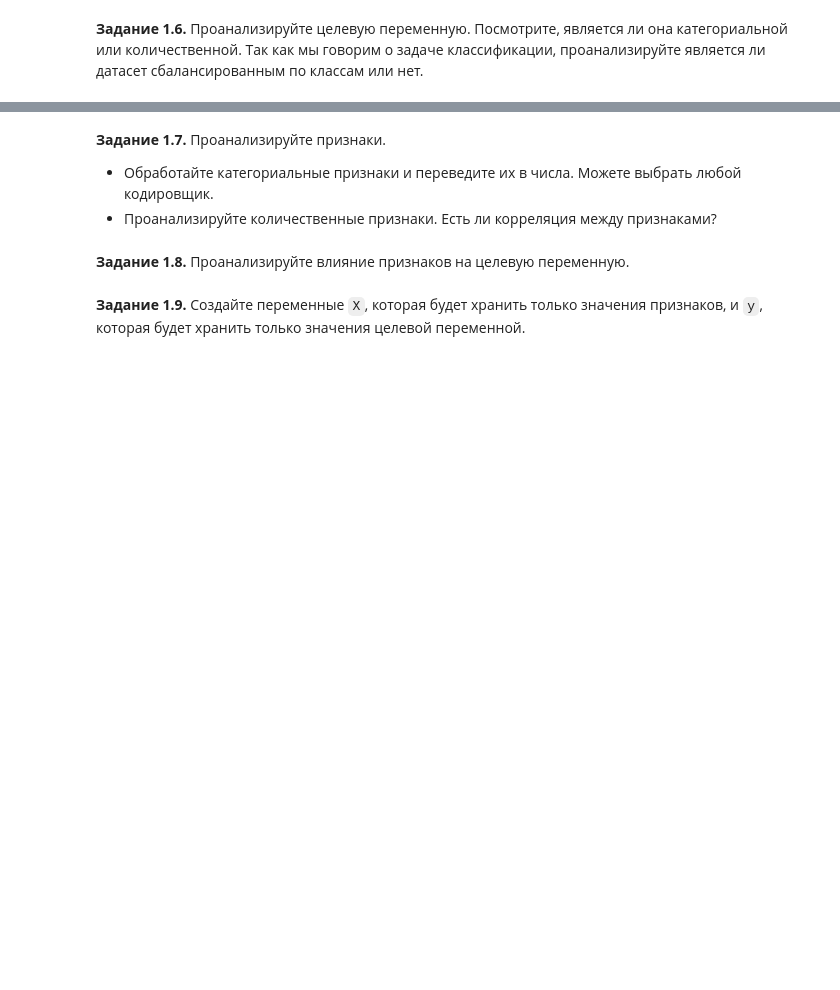
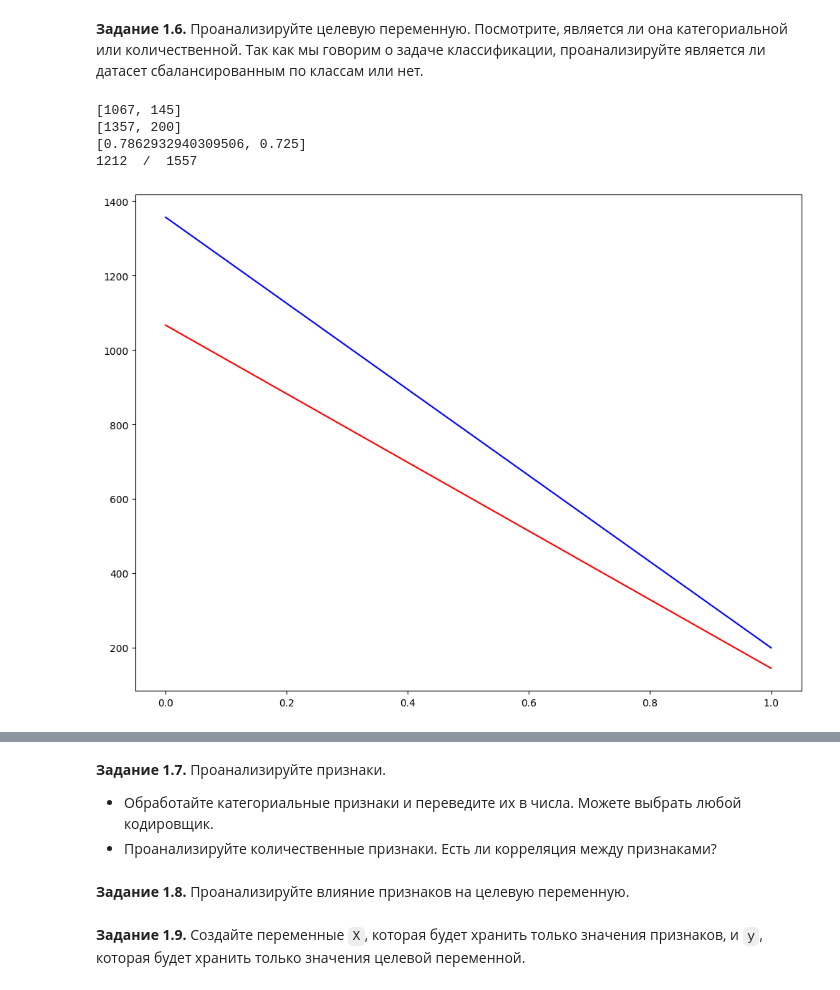
Before and after one commit to Prototype721/MFTI_course, a Jupyter notebook: week_01_ml_intro/Homework/hw_1_game_of_thrones.ipynb, the cells around one changed output, grey strips where cells are left out. Cells and saved outputs as stored; diff of their text form; code cells hidden in the pictures; blank space fills up the shorter version.

```diff
--- a/week_01_ml_intro/Homework/hw_1_game_of_thrones.ipynb
+++ b/week_01_ml_intro/Homework/hw_1_game_of_thrones.ipynb
@@ -224,2 +247,42 @@ data.drop(columns=[...], inplace = True)
 # %% [markdown]
 **Задание 1.6.** Проанализируйте целевую переменную. Посмотрите, является ли она категориальной или количественной. Так как мы говорим о задаче классификации, проанализируйте является ли датасет сбалансированным по классам или нет.
+# %%
+def analyse_feature(name):
+  counter = data[name].unique()
+  nane_alive = 0
+  nane = 0
+  alive_counter = [0 for i in range(len(counter))]
+  all_counter = [0 for i in range(len(counter))]
+  diff = [0 for i in range(len(counter))]
+  for cur_house, cur_alive in zip(data[name], data["isAlive"]):
+    if cur_alive == 1:
+      ix = np.where(counter == cur_house)[0]
+      if ix.size > 0:
+        ix = ix[0]
+        alive_counter[ix] +=1
+      else:
+        nane_alive +=1
+    ix = np.where(counter == cur_house)[0]
+    if ix.size > 0:
+      ix = ix[0]
+      all_counter[ix] +=1
+    else:
+      nane +=1
+
+  print(alive_counter)
+  print(all_counter)
+  print([alive_counter[i]/max(all_counter[i], 1)  for i in range(len(counter))])
+  print(str(sum(alive_counter)), " / ", str(sum(all_counter)))
+
+  x = [i for i in range(len(counter))]
+  for ind, (a, b) in enumerate(zip(alive_counter, all_counter)):
+    if b == 0:
+      diff[ind] = 1.3
+    else:
+      diff[ind] = (b-a)/(b)
+  #x.append(len(houses))
+  plt.figure(figsize=(12, 9))
+  plt.plot(x, alive_counter, color="red")
+  plt.plot(x, all_counter, color="blue")
+  # plt.plot(x, diff, color="green")
+  plt.show()
@@ -226,2 +295,10 @@ data.drop(columns=[...], inplace = True)
 # %%
-# ...
+
+
+analyse_feature('isMarried')
+# %% [output]
+[1067, 145]
+[1357, 200]
+[0.7862932940309506, 0.725]
+1212  /  1557
+[figure, added]
```
Also changed, not shown: parts of 20 cells of this notebook.
